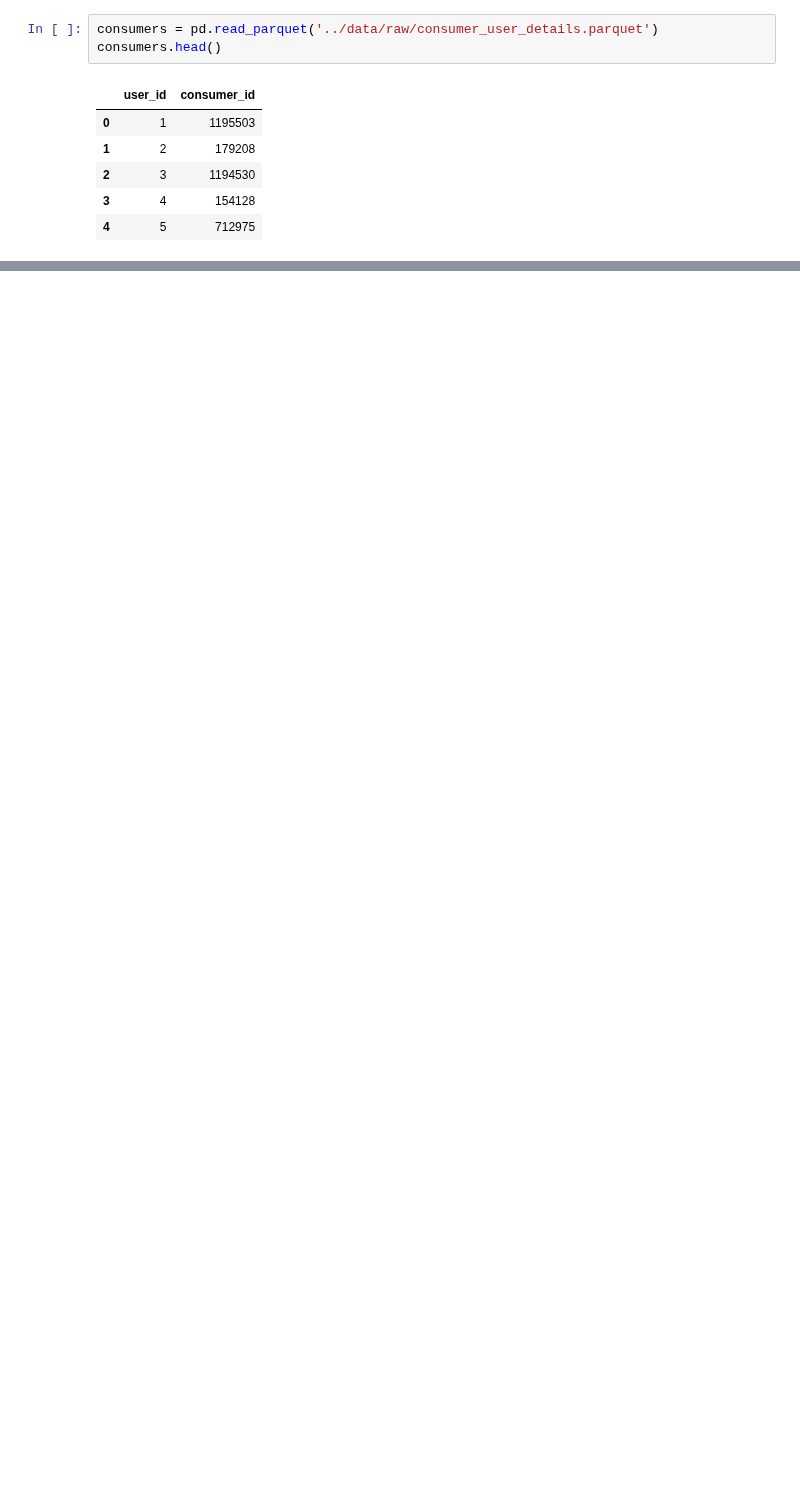
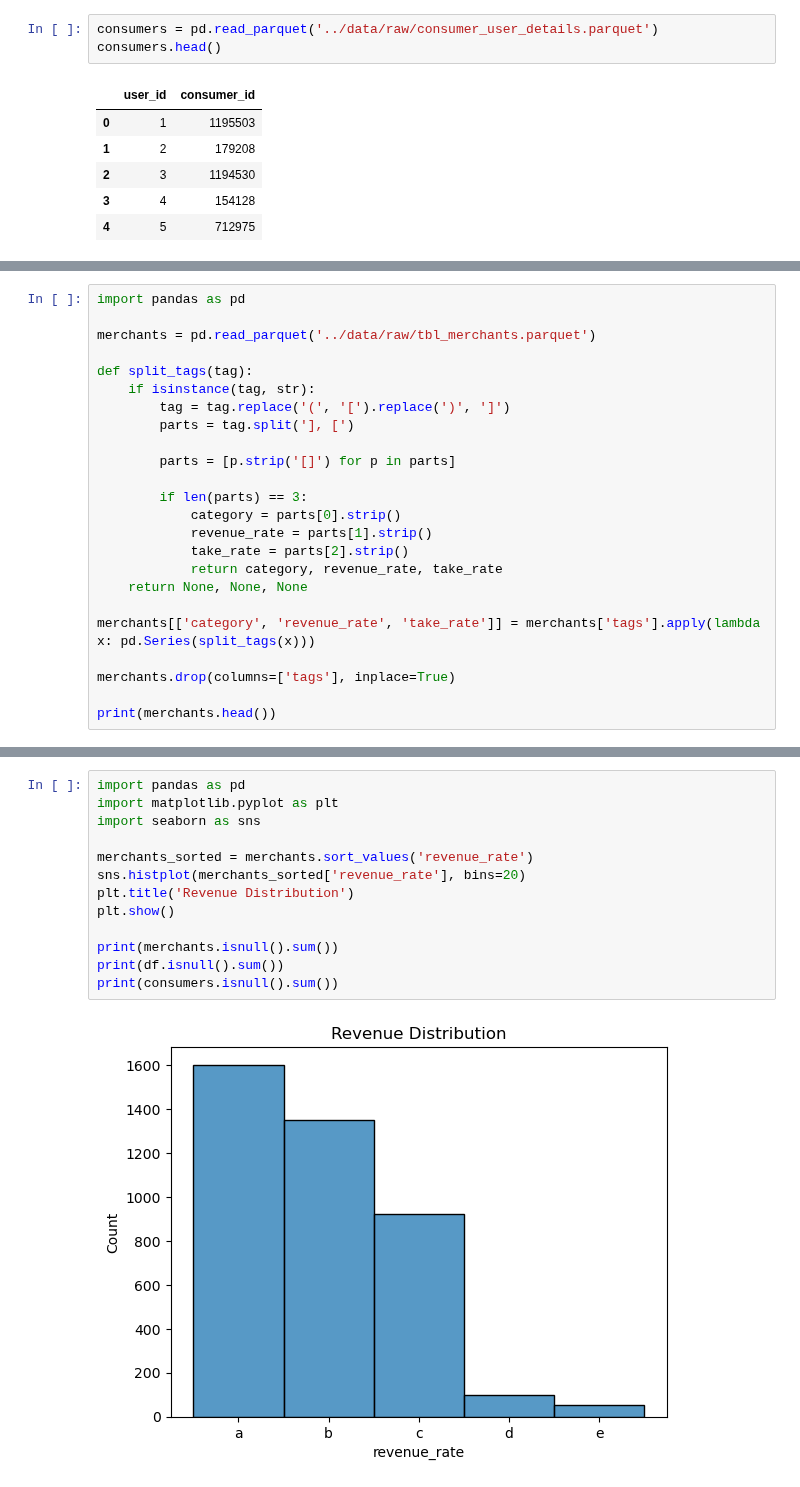
Before and after one commit to MAST30034-AppliedDataScience/project-2-group-buy-now-pay-later-industry-project-24, a Jupyter notebook: notebooks/preliminary_analysis.ipynb, the cells around one changed output, grey strips where cells are left out. Drawn from its saved outputs; the diff is of its cells as text; blank space fills up the shorter version.

Commit message:
merchants columns added and dropped, histogram ordered

```diff
--- a/notebooks/preliminary_analysis.ipynb
+++ b/notebooks/preliminary_analysis.ipynb
@@ -131,0 +43,24 @@ None
+# %%
+import pandas as pd
+
+merchants = pd.read_parquet('../data/raw/tbl_merchants.parquet')
+
+def split_tags(tag):
+    if isinstance(tag, str):
+        tag = tag.replace('(', '[').replace(')', ']')
+        parts = tag.split('], [')
+
+        parts = [p.strip('[]') for p in parts]
+
+        if len(parts) == 3:
+            category = parts[0].strip()
+            revenue_rate = parts[1].strip()
+            take_rate = parts[2].strip()
+            return category, revenue_rate, take_rate
+    return None, None, None
+
+merchants[['category', 'revenue_rate', 'take_rate']] = merchants['tags'].apply(lambda x: pd.Series(split_tags(x)))
+
+merchants.drop(columns=['tags'], inplace=True)
+
+print(merchants.head())
@@ -131,0 +85,15 @@ None
+# %%
+import pandas as pd
+import matplotlib.pyplot as plt
+import seaborn as sns
+
+merchants_sorted = merchants.sort_values('revenue_rate')
+sns.histplot(merchants_sorted['revenue_rate'], bins=20)
+plt.title('Revenue Distribution')
+plt.show()
+
+print(merchants.isnull().sum())
+print(df.isnull().sum())
+print(consumers.isnull().sum())
+# %% [output]
+[figure, added]
```
Also changed, not shown: parts of 5 cells of this notebook.
